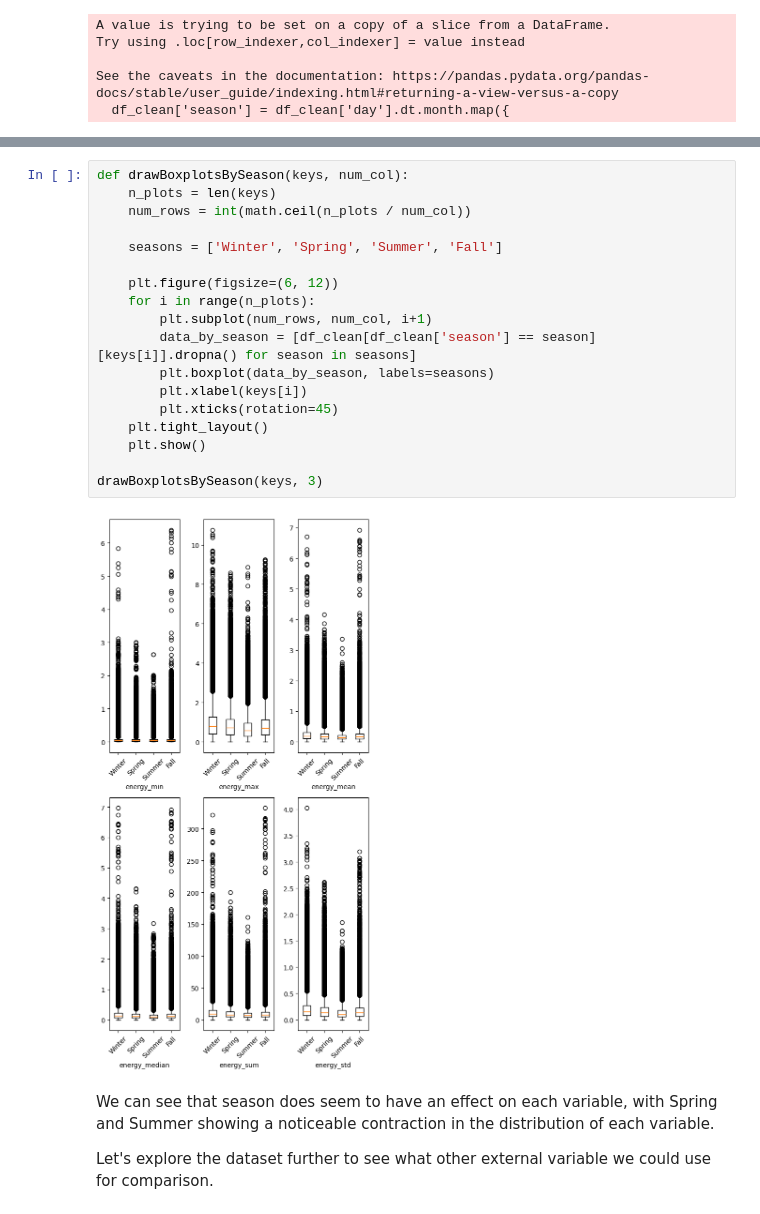
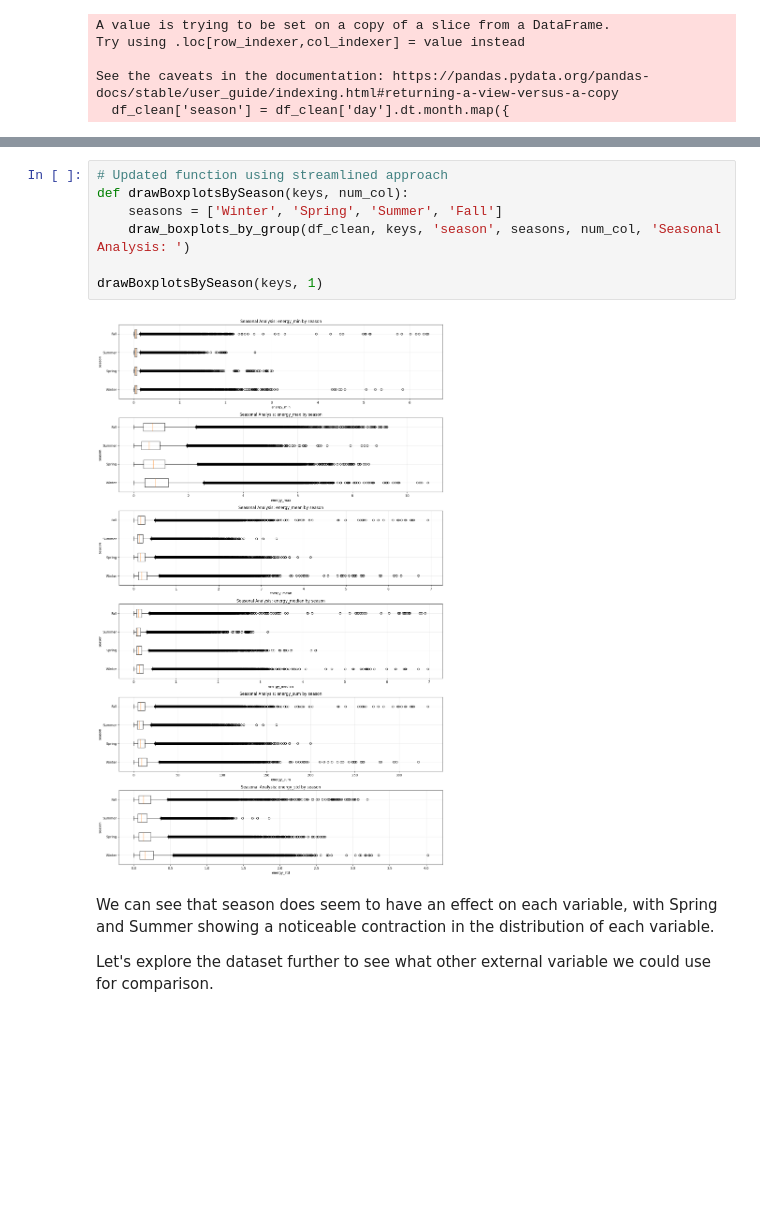
Before and after one commit to MaximeBoulat/TeamProject-530, a Jupyter notebook: Notebooks/EDA.ipynb, the cells around one changed output, grey strips where cells are left out. Drawn from its saved outputs; the diff is of its cells as text; blank space fills up the shorter version.

```diff
--- a/Notebooks/EDA.ipynb
+++ b/Notebooks/EDA.ipynb
@@ -202,23 +231,12 @@ See the caveats in the documentation: https://pandas.pydata.org/pandas-docs/stab
 # %%
+# Updated function using streamlined approach
 def drawBoxplotsBySeason(keys, num_col):
-    n_plots = len(keys)
-    num_rows = int(math.ceil(n_plots / num_col))
+    seasons = ['Winter', 'Spring', 'Summer', 'Fall']
+    draw_boxplots_by_group(df_clean, keys, 'season', seasons, num_col, 'Seasonal Analysis: ')
 
-    seasons = ['Winter', 'Spring', 'Summer', 'Fall']
-
-    plt.figure(figsize=(6, 12))
-    for i in range(n_plots):
-        plt.subplot(num_rows, num_col, i+1)
-        data_by_season = [df_clean[df_clean['season'] == season][keys[i]].dropna() for season in seasons]
-        plt.boxplot(data_by_season, labels=seasons)
-        plt.xlabel(keys[i])
-        plt.xticks(rotation=45)
-    plt.tight_layout()
-    plt.show()
-
-drawBoxplotsBySeason(keys, 3)
+drawBoxplotsBySeason(keys, 1)
 # %% [output]
-[figure, old version]
+[figure, new version]
 # %% [markdown]
 We can see that season does seem to have an effect on each variable, with Spring and Summer showing a noticeable contraction in the distribution of each variable.
 
```
Also changed, not shown: parts of 9 cells of this notebook, 2 other files.
